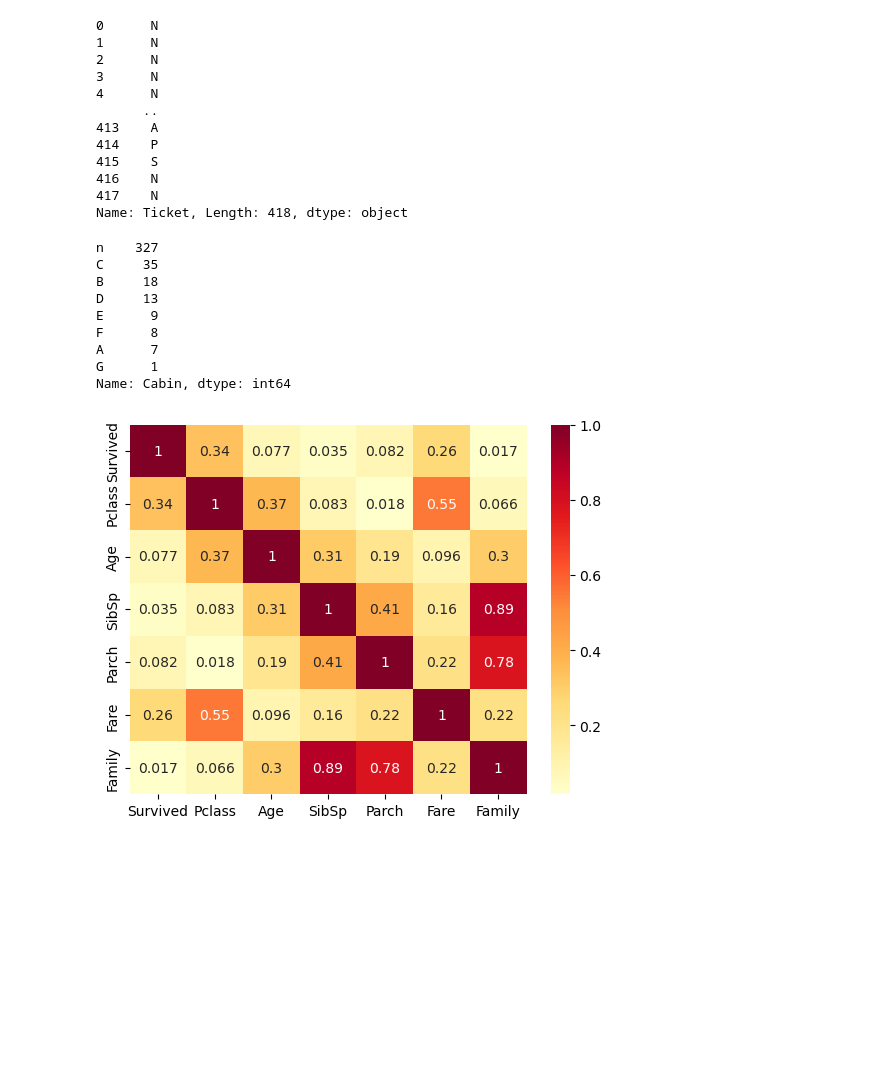
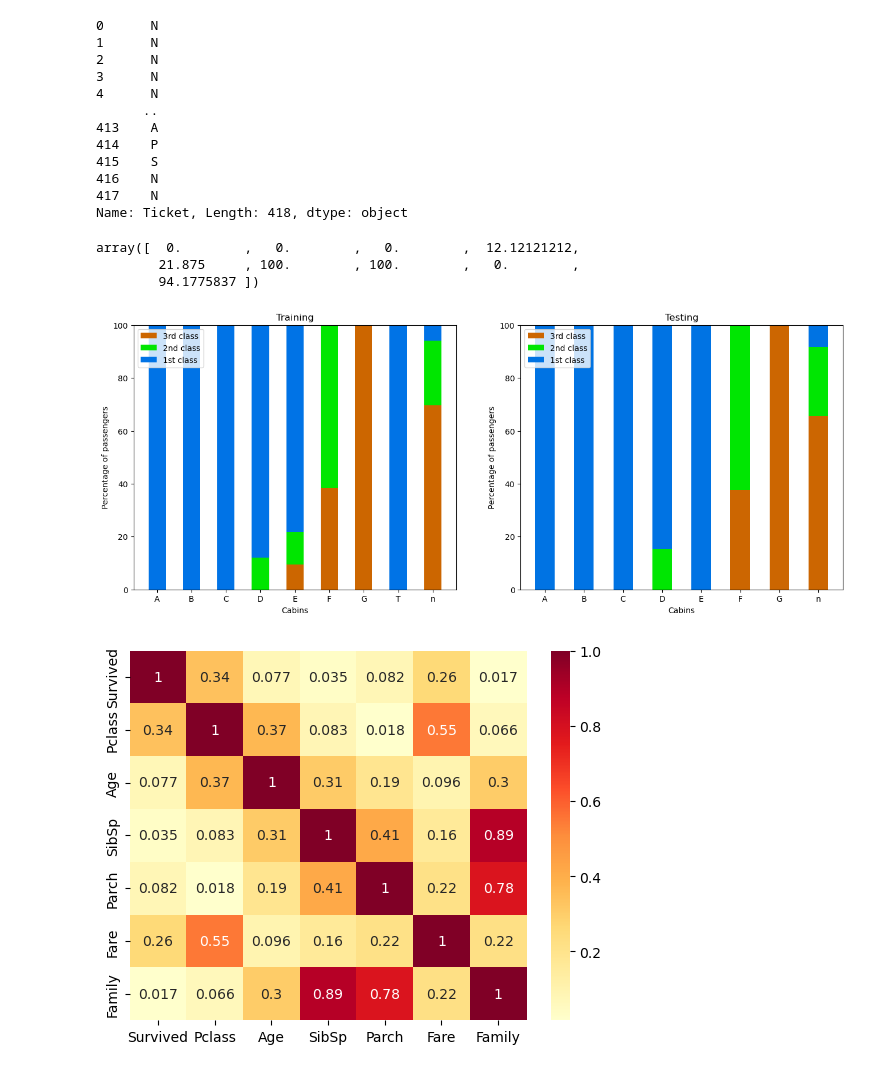
Before and after one commit to abdulqadirmuazzim/Machine_L, a Jupyter notebook: Taitanic.ipynb, the cells around one changed output. Drawn from its saved outputs; the diff is of its cells as text; code cells hidden in the pictures; blank space fills up the shorter version.

```diff
--- a/Taitanic.ipynb
+++ b/Taitanic.ipynb
@@ -271,24 +271,66 @@ cabin = df.Cabin.apply(lambda x: str(x)[0])
 
 cabin2 = te.Cabin.apply(lambda x: str(x)[0])
 
-# print the unique values
 
 
 df['Cabin'] = cabin
 
 te['Cabin'] = cabin2
 
-cabin2.value_counts()
+# let's see the relationship between cabin and the class
+som = df.groupby(['Cabin', "Pclass"]).Name.count().reset_index()
+
+som2 = te.groupby(['Cabin', "Pclass"]).Name.count().reset_index()
+
+pvtable = som.pivot_table(values='Name', columns="Pclass", index='Cabin').fillna(0)
+
+pvtable_te = som2.pivot_table(values='Name', columns="Pclass", index='Cabin').fillna(0)
+
+# Get the percentage of people in each class for each cabin
+# training data
+trclass1 = [pvtable.loc[a, 1]* 100 / (pvtable.loc[a, :].sum()) for a in pvtable.index]
+trclass2 = [pvtable.loc[a, 2]* 100 / (pvtable.loc[a, :].sum()) for a in pvtable.index]
+trclass3 = [pvtable.loc[a, 3]* 100 / (pvtable.loc[a, :].sum()) for a in pvtable.index]
+
+# testing data
+teclass1 = [pvtable_te.loc[a, 1]* 100 / (pvtable_te.loc[a, :].sum()) for a in pvtable_te.index]
+teclass2 = [pvtable_te.loc[a, 2]* 100 / (pvtable_te.loc[a, :].sum()) for a in pvtable_te.index]
+teclass3 = [pvtable_te.loc[a, 3]* 100 / (pvtable_te.loc[a, :].sum()) for a in pvtable_te.index]
+
+np.array(trclass2) + np.array(trclass3)
 # %% [output]
-n    327
-C     35
-B     18
-D     13
-E      9
-F      8
-A      7
-G      1
-Name: Cabin, dtype: int64
+array([  0.        ,   0.        ,   0.        ,  12.12121212,
+        21.875     , 100.        , 100.        ,   0.        ,
+        94.1775837 ])
+# %%
+fig, axes = plt.subplots(1, 2, figsize=(16, 6))
+
+# training data
+# let's start with the 3rd class
+axes[0].bar(pvtable.index, trclass3, width=0.5, color='#cc6600', label='3rd class')
+axes[0].bar(pvtable.index, trclass2, width=0.5, color='#00e600', bottom=trclass3, label='2nd class')
+axes[0].bar(pvtable.index, trclass1, width=0.5, color='#0073e6', bottom=np.array(trclass3) + np.array(trclass2), label='1st class')
+
+axes[0].set_title('Training')
+axes[0].set_xlabel("Cabins")
+axes[0].set_ylabel("Percentage of passengers")
+
+
+# testing data
+axes[1].bar(pvtable_te.index, teclass3, width=0.5, color='#cc6601', label='3rd class')
+axes[1].bar(pvtable_te.index, teclass2, width=0.5, color='#00e602', bottom=teclass3, label='2nd class')
+axes[1].bar(pvtable_te.index, teclass1, width=0.5, color='#0073e3', bottom=np.array(teclass3) + np.array(teclass2), label='1st class')
+
+axes[1].set_title('Testing')
+axes[1].set_xlabel("Cabins")
+axes[1].set_ylabel("Percentage of passengers")
+
+
+axes[1].legend()
+axes[0].legend()
+plt.show()
+# %% [output]
+[figure, added]
 # %%
 from scipy.stats import pearsonr
 
```
